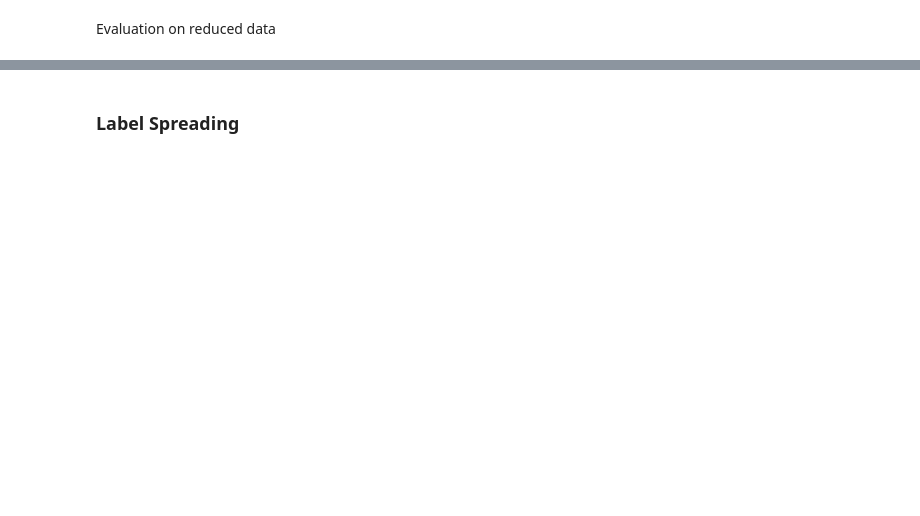
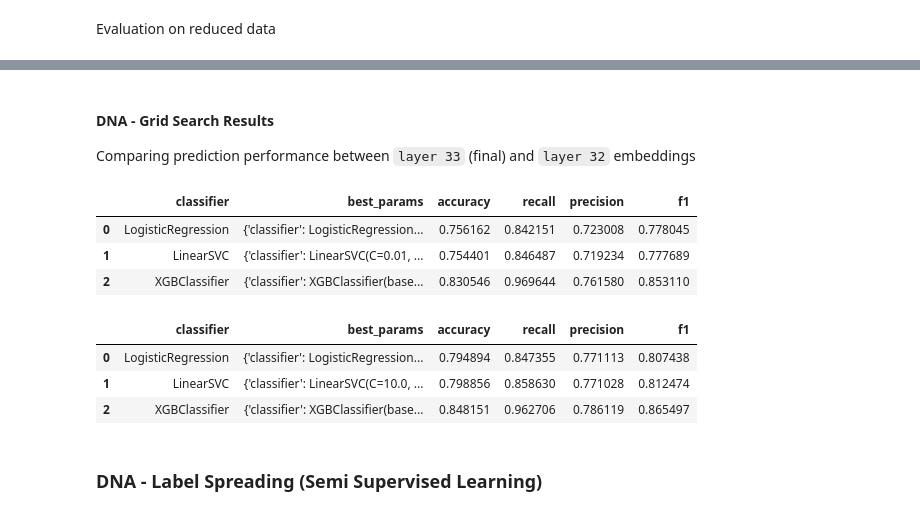
Before and after one commit to vin00d/peptide, a Jupyter notebook: nbs/05_transformer.ipynb, the cells around one changed output, grey strips where cells are left out. Saved outputs shown, nothing was run; the diff lists cells and outputs as text; code cells hidden in the pictures; blank space fills up the shorter version.

```diff
--- a/nbs/05_transformer.ipynb
+++ b/nbs/05_transformer.ipynb
@@ -525 +531,9 @@ train_predict(X_train_pca, y_train, X_test_pca, y_test)
+# %%
+# layer 33 (default)
+X_train, y_train, X_test, y_test = dna_data.get_transformer_emb('dna_train_seqlen_300.fasta', 'dna_test_seqlen_300.fasta')
+dna_lyr33_learner = Learner(X_train, y_train, X_test, y_test, scaler=True)
+
+# layer 32
+X_train, y_train, X_test, y_test = dna_data.get_transformer_emb('dna_train_seqlen_300.fasta', 'dna_test_seqlen_300.fasta', emb_layer=32)
+dna_lyr32_learner = Learner(X_train, y_train, X_test, y_test, scaler=True)
 # %% [markdown]
@@ -526,0 +547,4 @@ train_predict(X_train_pca, y_train, X_test_pca, y_test)
+# %%
+#hide_output
+
+_, _ = dna_lyr33_learner.train()
@@ -527,2 +575,19 @@ train_predict(X_train_pca, y_train, X_test_pca, y_test)
+# %% [markdown]
+#### DNA - Grid Search Results
+Comparing prediction performance between `layer 33` (final) and `layer 32` embeddings
+# %%
+dna_lyr33_learner.predict()
+# %% [output]
+|  | classifier | best_params | accuracy | recall | precision | f1 |
+| 0 | LogisticRegression | {'classifier': LogisticRegression... | 0.756162 | 0.842151 | 0.723008 | 0.778045 |
+| 1 | LinearSVC | {'classifier': LinearSVC(C=0.01, ... | 0.754401 | 0.846487 | 0.719234 | 0.777689 |
+| 2 | XGBClassifier | {'classifier': XGBClassifier(base... | 0.830546 | 0.969644 | 0.761580 | 0.853110 |
+# %%
+dna_lyr32_learner.predict()
+# %% [output]
+|  | classifier | best_params | accuracy | recall | precision | f1 |
+| 0 | LogisticRegression | {'classifier': LogisticRegression... | 0.794894 | 0.847355 | 0.771113 | 0.807438 |
+| 1 | LinearSVC | {'classifier': LinearSVC(C=10.0, ... | 0.798856 | 0.858630 | 0.771028 | 0.812474 |
+| 2 | XGBClassifier | {'classifier': XGBClassifier(base... | 0.848151 | 0.962706 | 0.786119 | 0.865497 |
 # %% [markdown]
-### Label Spreading
+### DNA - Label Spreading (Semi Supervised Learning)
```
Also changed, not shown: parts of 38 cells of this notebook, 6 other files.
